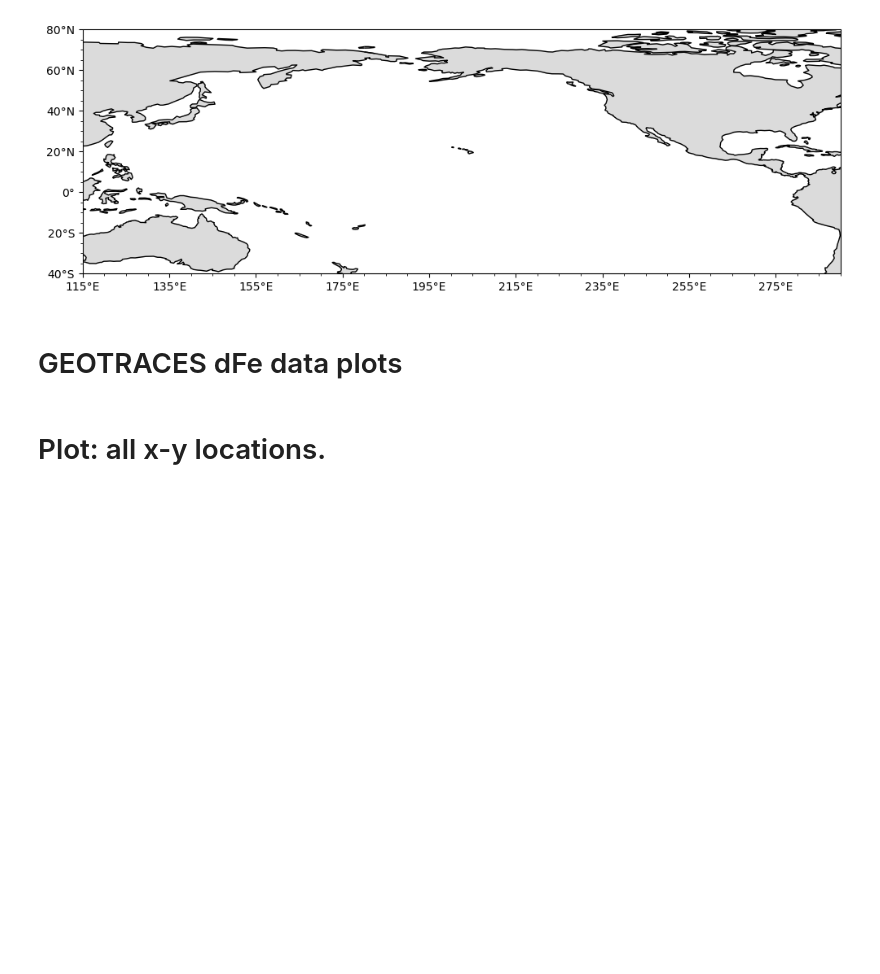
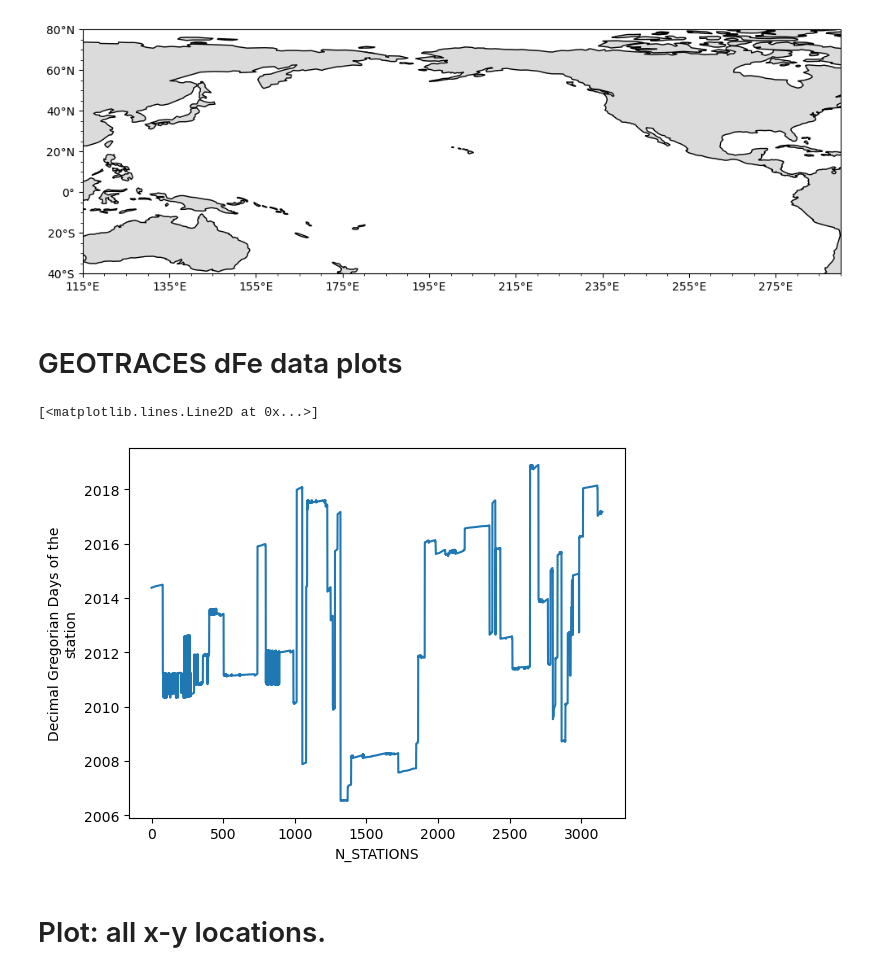
Before and after one commit to hrsdawson/ACCESS-WOMBAT_01deg_BGC_validation, a Jupyter notebook: notebooks/dFe_obs_data.ipynb, the cells around one changed output. Saved outputs shown, nothing was run; the diff lists cells and outputs as text; code cells hidden in the pictures; blank space fills up the shorter version.

```diff
--- a/notebooks/dFe_obs_data.ipynb
+++ b/notebooks/dFe_obs_data.ipynb
@@ -179,6 +229,13 @@ ds = ds[var]
 # dx = ds.sel(x=slice(147.7,  155), y=slice(-9.25, -3))
 # dx = dx.where(~np.isnan(dx), drop=True)
 # dx.mean('t').plot(col='z', col_wrap=5)
+# %%
+file = '/g/data/ua8/GEOTRACES/idp2021/GEOTRACES_IDP2021_v1/seawater/netcdf/GEOTRACES_IDP2021_Seawater_Discrete_Sample_Data_v1.nc'
+df = xr.open_dataset(file)
+df.date_time.plot()
+# %% [output]
+[<matplotlib.lines.Line2D at 0x...>]
+[figure, added]
 # %% [markdown]
 # Plot: all x-y locations.
 # %%
```
Also changed, not shown: parts of 24 cells of this notebook.
